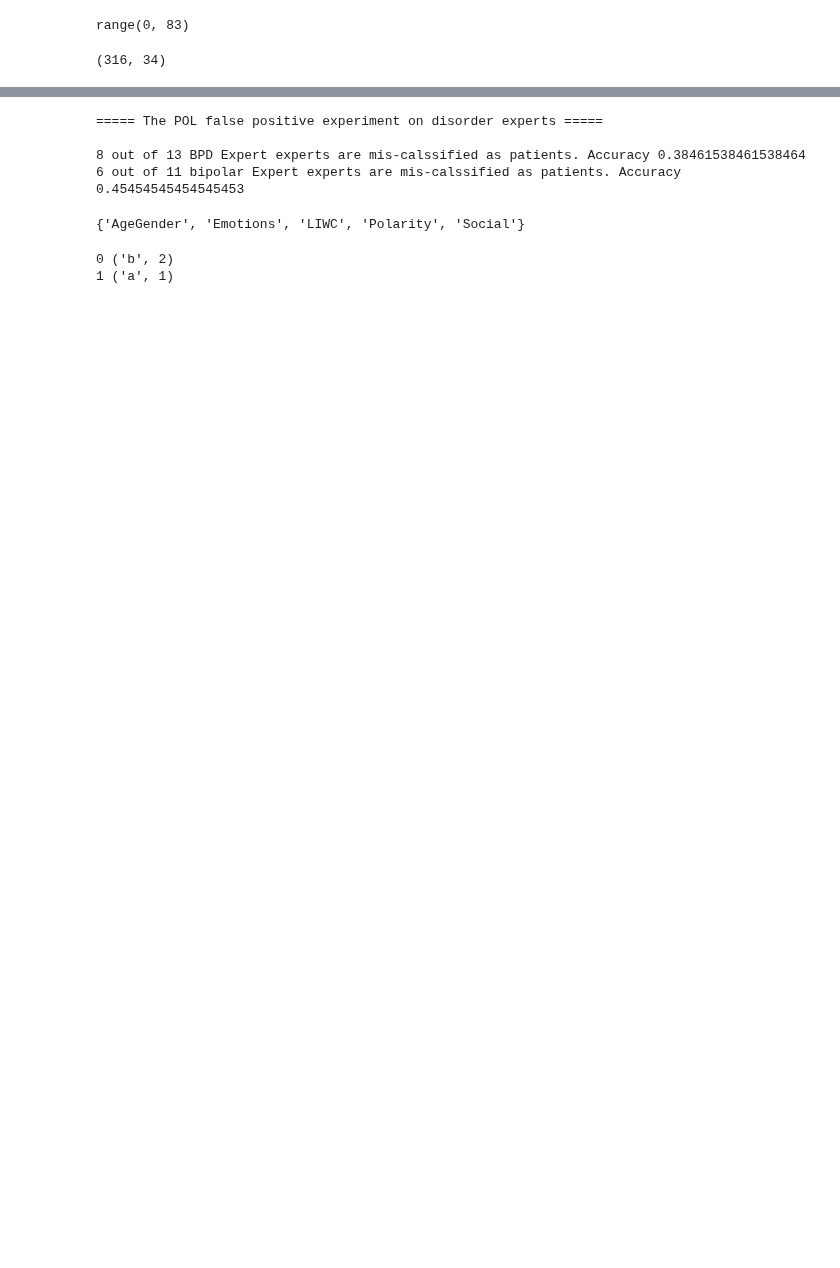
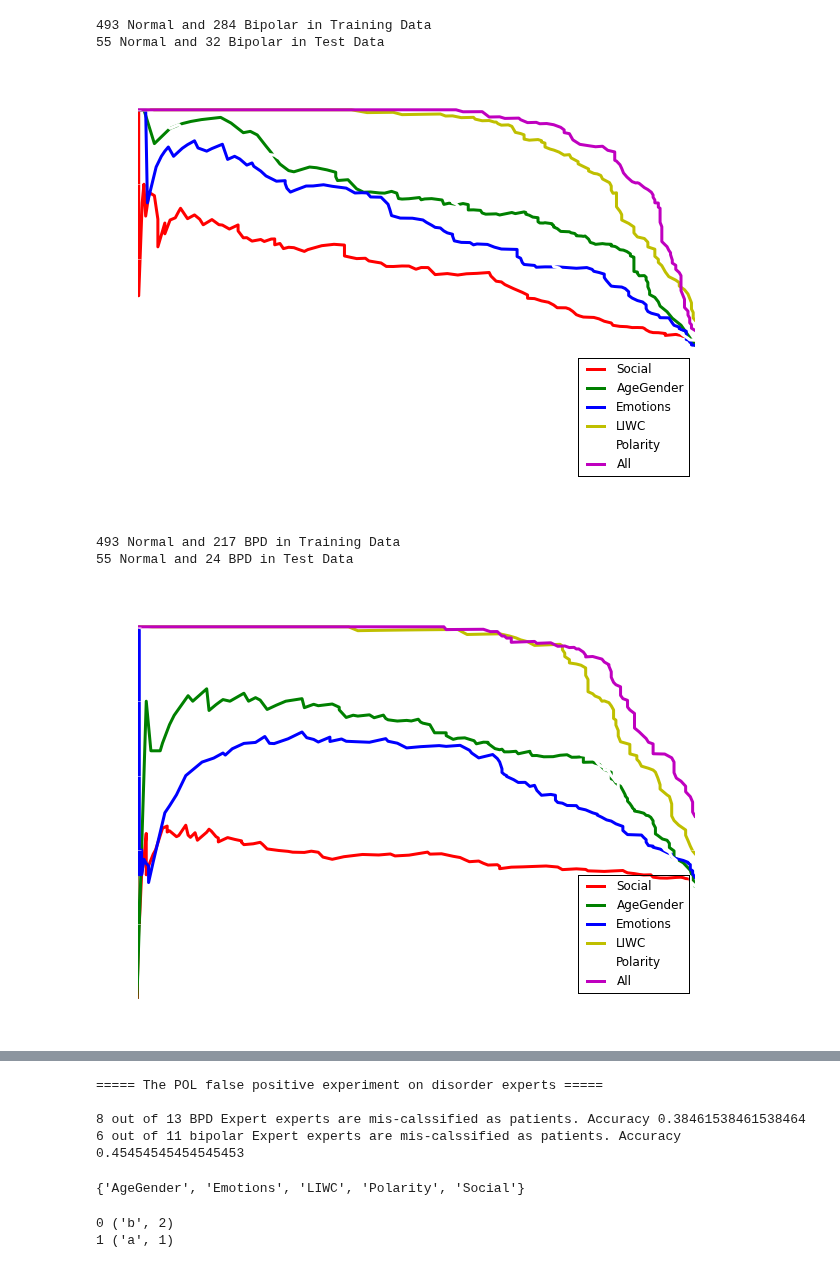
Before and after one commit to omarsar/midas_api, a Jupyter notebook: 4_prediction_visualization/prediction_evaluation.ipynb, the cells around one changed output, grey strips where cells are left out. Saved outputs shown, nothing was run; the diff lists cells and outputs as text; code cells hidden in the pictures; blank space fills up the shorter version.

```diff
--- a/4_prediction_visualization/prediction_evaluation.ipynb
+++ b/4_prediction_visualization/prediction_evaluation.ipynb
@@ -428,7 +438,7 @@ class POLFeaturerGroups(object):
             self.features.append(feature)
 
     def getLabeledData(self,name, selection = "all"):
-        if selection == "all":
+        if selection is "all":
             selection = range(len(self.index2feature))
 
         base_feature = self.base_feature[:,selection]
@@ -453,7 +463,7 @@ class POLFeaturerGroups(object):
         return feature_names[::-1]
 
     def getFeature(self, name, selection="all"):
-        if selection == "all":
+        if selection is "all":
             selection = list(range(len(self.index2feature)))
         index = self.name_to_index[name]
         feature =  self.features[index]
@@ -542,11 +552,23 @@ class POLFeaturerGroups(object):
 
 
         selection = selection_all[gene]
+        if selection.shape[0] <= 5:
+            return -100, selection
         X,Y = self.getLabeledData(name, selection)
-        classifier.fit(X,Y)
-        test_X = self.getFeature(target_name, selection)
+        sss = list(StratifiedShuffleSplit(Y, 1, random_state=randint(0,65536) ))
+        train_index, test_index = sss[0]
+        X_train, X_test = X[train_index], X[test_index]
+        Y_train, Y_test = Y[train_index], Y[test_index]
+        classifier.fit(X_train, Y_train)
+        score = classifier.score(X_test, Y_test)
+        classifier.fit(X, Y)
 
-        score = -1 * np.sum(classifier.predict(test_X))
+
+
+
+        target_X = self.getFeature(target_name, selection)
+
+        score  -= np.sum(classifier.predict_proba(target_X)[:,1])
 
         return score, selection
 
@@ -611,35 +633,42 @@ class POLFeaturerGroups(object):
         best_score = -100
 
         tf = np.array([True,False], dtype=bool)
-        genes = np.random.choice(tf, (population,len(self.index2feature) -1)) #init
+        genes = np.random.choice(tf, (population,len(self.index2feature))) #init
         classifier = RandomForestClassifier(n_jobs=-1, max_features="sqrt", n_estimators=4)
         selection_all = np.array(best_selection,dtype=int)
 
 
         gene2selection = lambda gene: list(selection_all[gene])
         for i in range(generations):
             genes, score, selection = self.GA_evolve(name, target_name, genes, classifier,selection_all)
             if score > best_score:
                 best_score = score
                 best_selection = selection
                 print(best_score)
                 print(best_selection)
 
 
 
 
 
 
         return best_score, best_selection
 
 
 
 
 
 
 
+pol_groups = POLFeaturerGroups(regular_group, [bipolar_all,BPD_all, bipolar_experts,BPD_experts])
 
-pol_groups = POLFeaturerGroups(regular_group, [bipolar_all,BPD_all, bipolar_experts,BPD_experts])
-pol_groups.GA_optmize("Bipolar", "bipolar Expert")
-#pol_groups.renderPrecisionRecall_all("Bipolar",n_fold=10)
-#pol_groups.renderPrecisionRecall_all("BPD",n_fold=10)
+
+pol_groups.renderPrecisionRecall_all("Bipolar",n_fold=10)
+pol_groups.renderPrecisionRecall_all("BPD",n_fold=10)
+# %% [output]
+493 Normal and 284 Bipolar in Training Data
+55 Normal and 32 Bipolar in Test Data
+[figure, added]
+493 Normal and 217 BPD in Training Data
+55 Normal and 24 BPD in Test Data
+[figure, added]
@@ -648,10 +674,0 @@ best_bipolar_selection = [0, 5, 8, 10, 13, 17, 19, 21, 23, 26, 28, 32, 34, 35, 3
-# %%
-best_selection = range(len(pol_groups.index2feature))
-best_selection
-# %% [output]
-range(0, 83)
-# %%
-x = pol_groups.features[0]
-x[:,best_bipolar_selection].shape
-# %% [output]
-(316, 34)
```
Also changed, not shown: parts of 16 cells of this notebook, 5 other files.
